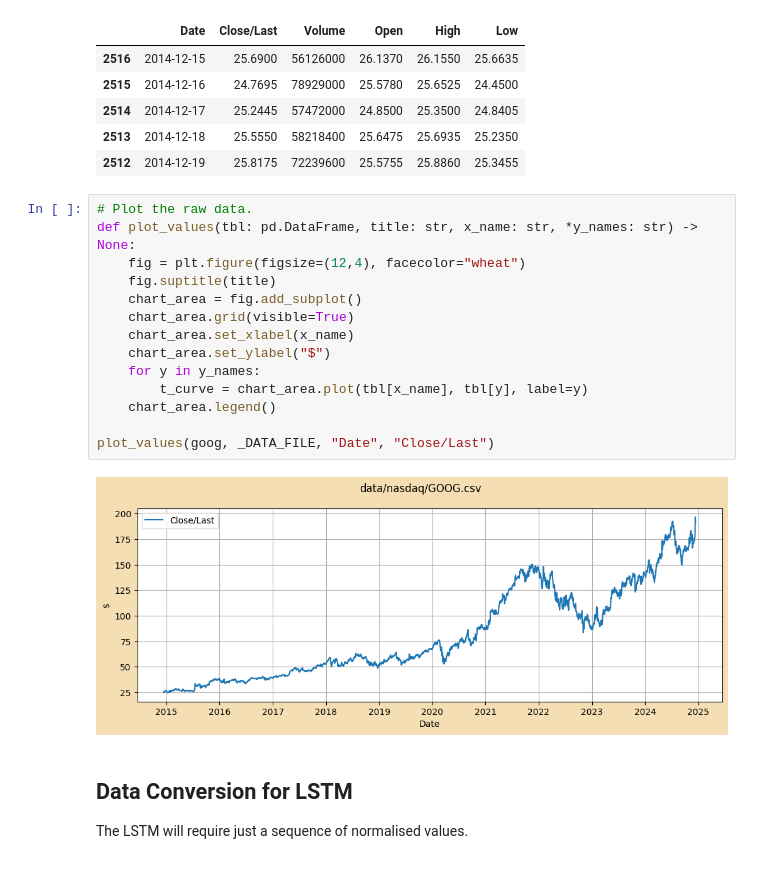
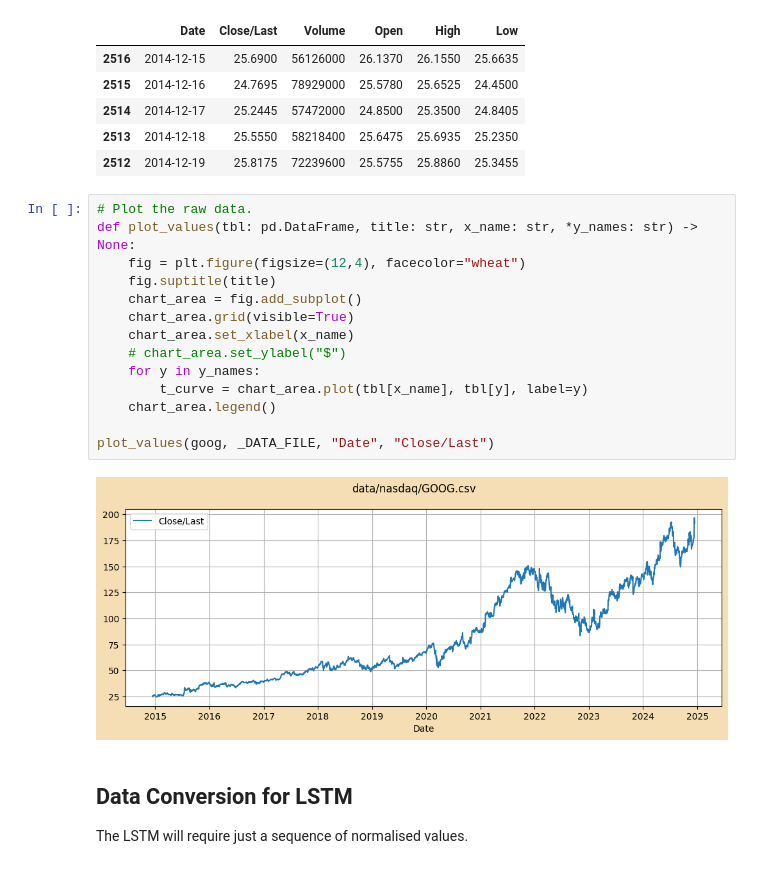
Before and after one commit to ghst659/sml00, a Jupyter notebook: forecast/LSTM_stock.ipynb, the cells around one changed output. Cells and saved outputs as stored; diff of their text form.

Commit message:
Chart and varname cleanup.

```diff
--- a/forecast/LSTM_stock.ipynb
+++ b/forecast/LSTM_stock.ipynb
@@ -45,19 +48,19 @@ memory usage: 137.6 KB
 # %%
 # Plot the raw data.
 def plot_values(tbl: pd.DataFrame, title: str, x_name: str, *y_names: str) -> None:
     fig = plt.figure(figsize=(12,4), facecolor="wheat")
     fig.suptitle(title)
     chart_area = fig.add_subplot()
     chart_area.grid(visible=True)
     chart_area.set_xlabel(x_name)
-    chart_area.set_ylabel("$")
+    # chart_area.set_ylabel("$")
     for y in y_names:
         t_curve = chart_area.plot(tbl[x_name], tbl[y], label=y)
     chart_area.legend()
 
 plot_values(goog, _DATA_FILE, "Date", "Close/Last")
 # %% [output]
-[figure, old version]
+[figure, new version]
 # %% [markdown]
 ## Data Conversion for LSTM
 
```
Also changed, not shown: parts of 12 cells of this notebook.
